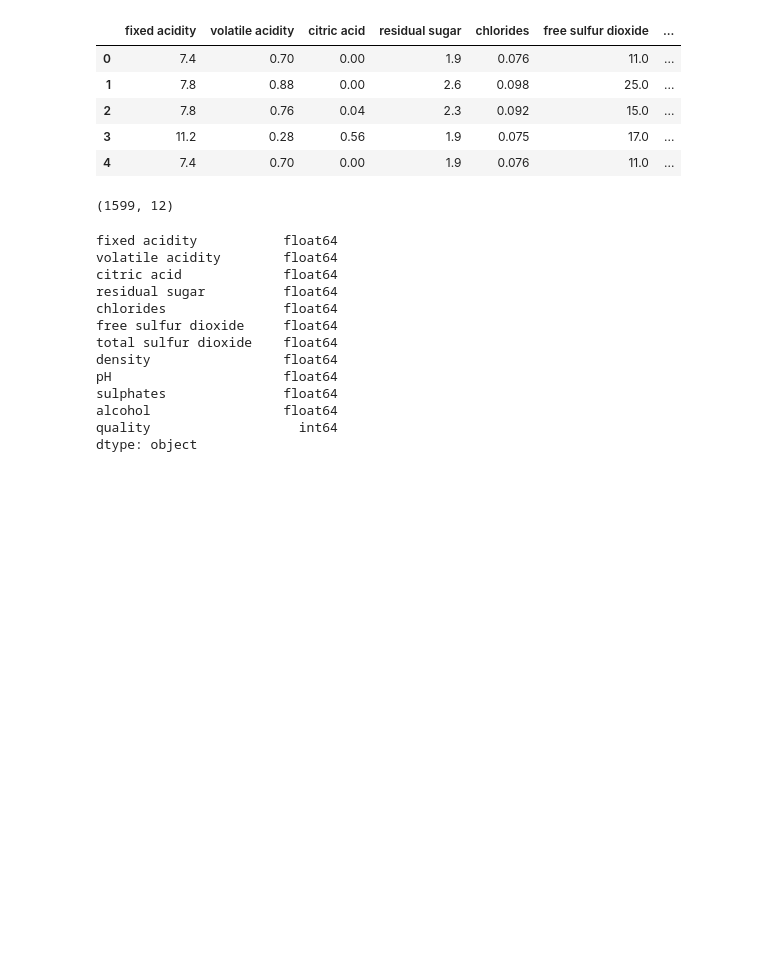
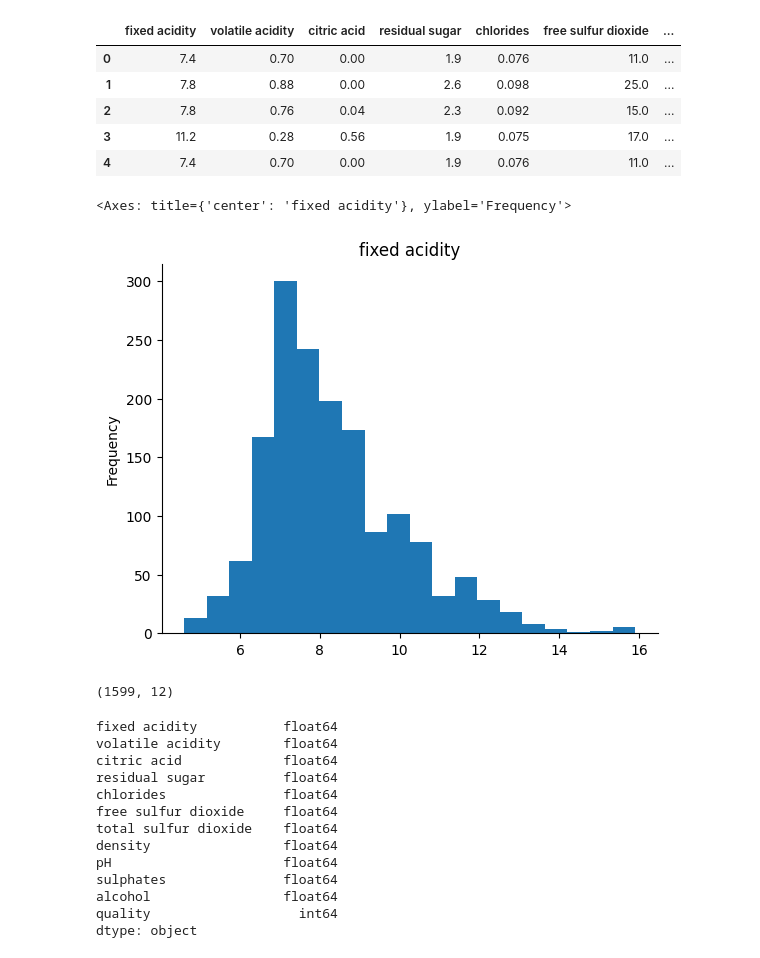
Before and after one commit to Adhyatik/MLM-PROJECT-REPORT, a Jupyter notebook: simpleNN_singleNeuron.ipynb, the cells around one changed output. Drawn from its saved outputs; the diff is of its cells as text; code cells hidden in the pictures; blank space fills up the shorter version.

```diff
--- a/simpleNN_singleNeuron.ipynb
+++ b/simpleNN_singleNeuron.ipynb
@@ -41,6 +41,15 @@ red_wine.head()
 | 2 | 7.8 | 0.76 | 0.04 | 2.3 | 0.092 | 15.0 | ... |
 | 3 | 11.2 | 0.28 | 0.56 | 1.9 | 0.075 | 17.0 | ... |
 | 4 | 7.4 | 0.70 | 0.00 | 1.9 | 0.076 | 11.0 | ... |
+# %%
+# @title fixed acidity
+
+from matplotlib import pyplot as plt
+red_wine['fixed acidity'].plot(kind='hist', bins=20, title='fixed acidity')
+plt.gca().spines[['top', 'right',]].set_visible(False)
+# %% [output]
+<Axes: title={'center': 'fixed acidity'}, ylabel='Frequency'>
+[figure, added]
 # %%
 # 3.1
 red_wine.shape   # (1599, 12)
```
Also changed, not shown: parts of 7 cells of this notebook.
